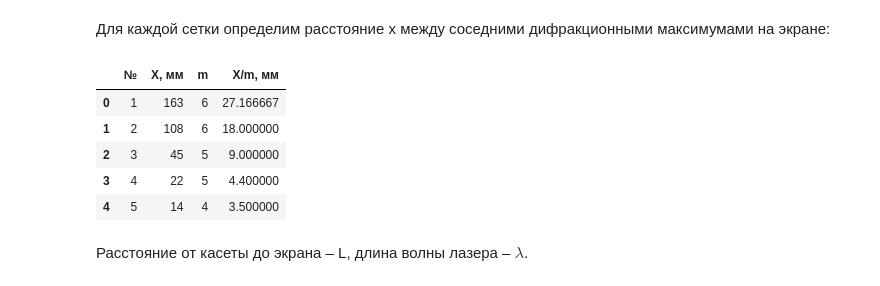
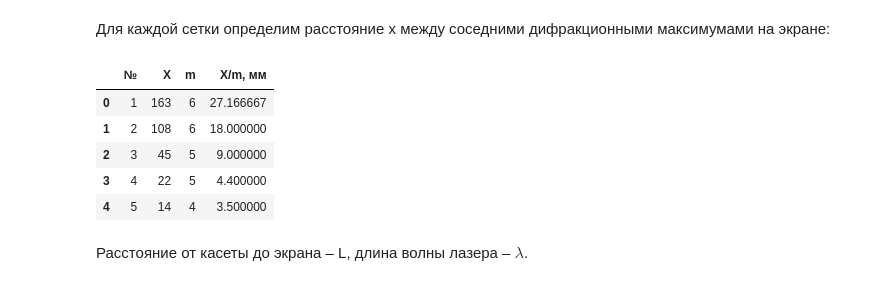
Before and after one commit to alenmarz/physics-4sem-labs, a Jupyter notebook: lab-436.ipynb, the cells around one changed output. Drawn from its saved outputs; the diff is of its cells as text; code cells hidden in the pictures.

```diff
--- a/lab-436.ipynb
+++ b/lab-436.ipynb
@@ -15,9 +16,9 @@ import matplotlib.pyplot as plt
 Для каждой сетки определим расстояние x между соседними дифракционными максимумами на экране:
 # %%
 data = pd.read_excel('lab-436.xlsx', 'table1')
-data.head(len(data))
+pd.DataFrame(data)
 # %% [output]
-|  | № | X, мм | m | X/m, мм |
+|  | № | X | m | X/m, мм |
 | 0 | 1 | 163 | 6 | 27.166667 |
 | 1 | 2 | 108 | 6 | 18.000000 |
 | 2 | 3 | 45 | 5 | 9.000000 |
```
Also changed, not shown: parts of 26 cells of this notebook, 1 other file.
